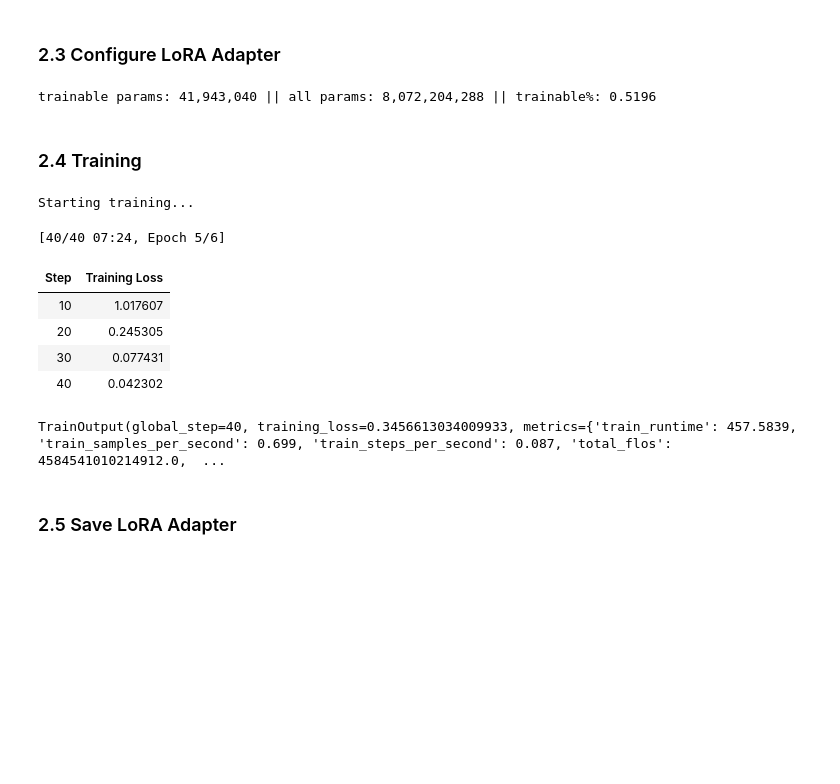
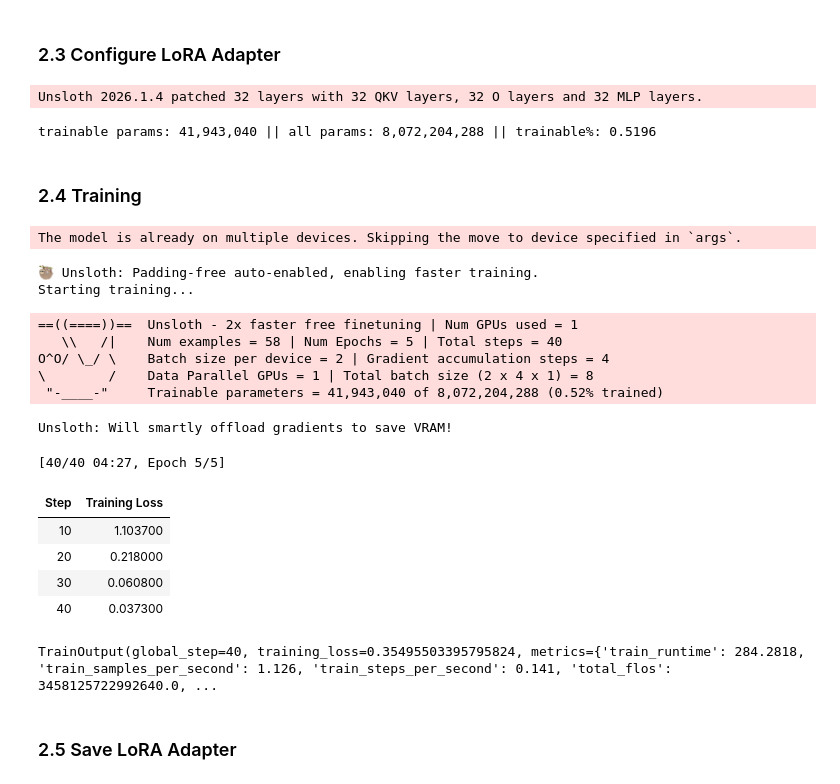
Before and after one commit to mpfordreamer/paperlesshospital-test, a Jupyter notebook: notebook.ipynb, the cells around one changed output. Drawn from its saved outputs; the diff is of its cells as text; code cells hidden in the pictures; blank space fills up the shorter version.

```diff
--- a/notebook.ipynb
+++ b/notebook.ipynb
@@ -89,7 +101,7 @@ LORA_TARGET_MODULES = ["q_proj", "k_proj", "v_proj", "o_proj", "gate_proj", "up_
 # Training Hyperparameters (optimized for T4 GPU)
 BATCH_SIZE = 2
 GRADIENT_ACCUMULATION = 4
-MAX_STEPS = 40
+MAX_STEPS = 200
 LEARNING_RATE = 2e-4
 MAX_SEQ_LENGTH = 512
 # %% [markdown]
@@ -361,58 +336,68 @@ Model loaded: unsloth/llama-3-8b-bnb-4bit
 # %% [markdown]
 ### 2.3 Configure LoRA Adapter
-# %%
-model = prepare_model_for_kbit_training(model)
-
-lora_config = LoraConfig(
-    r=LORA_R,
-    lora_alpha=LORA_ALPHA,
-    lora_dropout=LORA_DROPOUT,
-    target_modules=LORA_TARGET_MODULES,
-    bias="none",
-    task_type="CAUSAL_LM",
-)
-
-model = get_peft_model(model, lora_config)
-model.print_trainable_parameters()
-# %% [output]
-trainable params: 41,943,040 || all params: 8,072,204,288 || trainable%: 0.5196
+# %%
+# Configure LoRA adapter with Unsloth's optimized method
+model = FastLanguageModel.get_peft_model(
+    model,
+    r = LORA_R,
+    target_modules = LORA_TARGET_MODULES,
+    lora_alpha = LORA_ALPHA,
+    lora_dropout = LORA_DROPOUT,
+    bias = "none",
+    use_gradient_checkpointing = "unsloth",
+    random_state = 3407,
+    max_seq_length = MAX_SEQ_LENGTH,
+)
+model.print_trainable_parameters()
+# %% [output]
+Unsloth 2026.1.4 patched 32 layers with 32 QKV layers, 32 O layers and 32 MLP layers.
+trainable params: 41,943,040 || all params: 8,072,204,288 || trainable%: 0.5196
 # %% [markdown]
 ### 2.4 Training
 # %%
 training_args = SFTConfig(
     output_dir=str(OUTPUT_DIR),
     per_device_train_batch_size=BATCH_SIZE,
     gradient_accumulation_steps=GRADIENT_ACCUMULATION,
     max_steps=MAX_STEPS,
     learning_rate=LEARNING_RATE,
-    fp16=False,
-    bf16=True,
+    fp16=True,
+    bf16=False,
     logging_steps=10,
     save_steps=20,
     warmup_steps=5,
     optim="paged_adamw_8bit",
     save_total_limit=2,
     dataset_text_field="text",
 )
 
 trainer = SFTTrainer(
     model=model,
     train_dataset=dataset,
-    processing_class=tokenizer,
+    tokenizer=tokenizer,
+    max_seq_length=MAX_SEQ_LENGTH,
     args=training_args,
 )
 
 print("Starting training...")
 trainer.train()
 # %% [output]
-Starting training...
+The model is already on multiple devices. Skipping the move to device specified in `args`.
-[40/40 07:24, Epoch 5/6]
+🦥 Unsloth: Padding-free auto-enabled, enabling faster training.
+Starting training...
+==((====))==  Unsloth - 2x faster free finetuning | Num GPUs used = 1
+   \\   /|    Num examples = 58 | Num Epochs = 5 | Total steps = 40
+O^O/ \_/ \    Batch size per device = 2 | Gradient accumulation steps = 4
+\        /    Data Parallel GPUs = 1 | Total batch size (2 x 4 x 1) = 8
+ "-____-"     Trainable parameters = 41,943,040 of 8,072,204,288 (0.52% trained)
+Unsloth: Will smartly offload gradients to save VRAM!
+[40/40 04:27, Epoch 5/5]
 | Step | Training Loss |
-| 10 | 1.017607 |
-| 20 | 0.245305 |
-| 30 | 0.077431 |
-| 40 | 0.042302 |
+| 10 | 1.103700 |
+| 20 | 0.218000 |
+| 30 | 0.060800 |
+| 40 | 0.037300 |
-TrainOutput(global_step=40, training_loss=0.3456613034009933, metrics={'train_runtime': 457.5839, 'train_samples_per_second': 0.699, 'train_steps_per_second': 0.087, 'total_flos': 4584541010214912.0,  ...
+TrainOutput(global_step=40, training_loss=0.35495503395795824, metrics={'train_runtime': 284.2818, 'train_samples_per_second': 1.126, 'train_steps_per_second': 0.141, 'total_flos': 3458125722992640.0, ...
 # %% [markdown]
 ### 2.5 Save LoRA Adapter
 # %%
```
Also changed, not shown: parts of 14 cells of this notebook.
